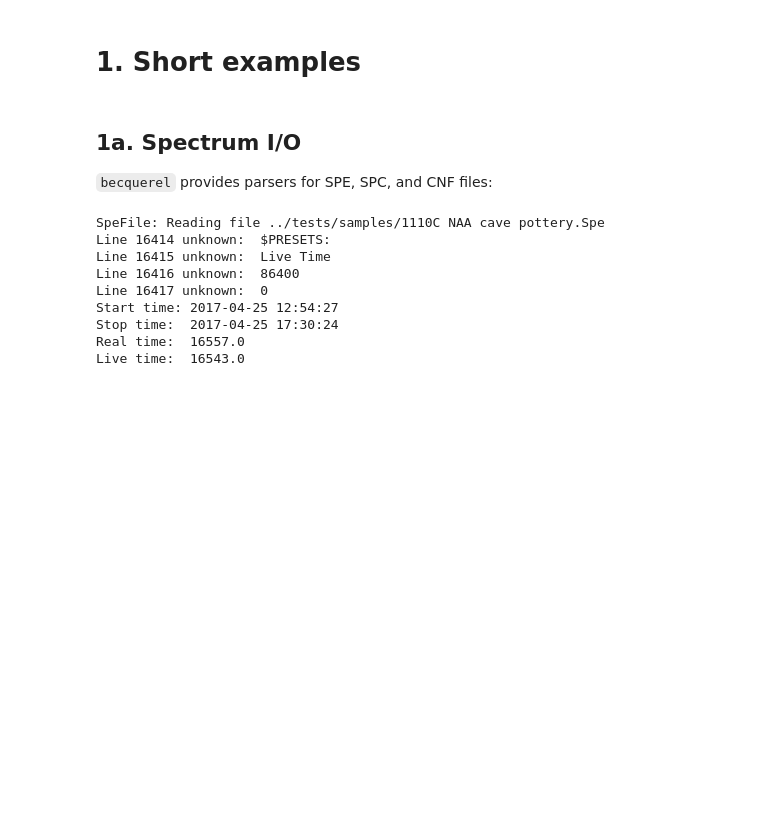
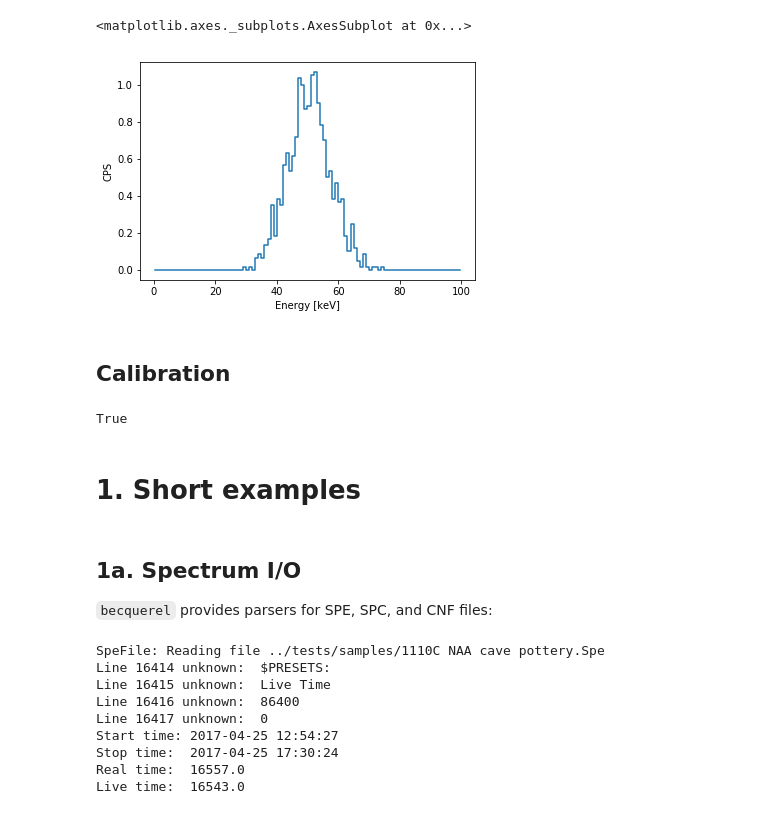
Before and after one commit to lbl-anp/becquerel, a Jupyter notebook: examples/quickstart.ipynb, the cells around one changed output. Saved outputs shown, nothing was run; the diff lists cells and outputs as text; code cells hidden in the pictures; blank space fills up the shorter version.

```diff
--- a/examples/quickstart.ipynb
+++ b/examples/quickstart.ipynb
@@ -30,0 +93,4 @@ import becquerel as bq
+# %%
+c, be = np.histogram(np.random.poisson(50, 1000), bins=np.arange(101))
+spec = bq.Spectrum(counts=c, bin_edges_kev=be, livetime=60.)
+spec
@@ -30,0 +107,11 @@ import becquerel as bq
+# %%
+spec.plot()
+# %% [output]
+<matplotlib.axes._subplots.AxesSubplot at 0x...>
+[figure, added]
+# %% [markdown]
+## Calibration
+# %%
+spec.is_calibrated
+# %% [output]
+True
```
Also changed, not shown: parts of 10 cells of this notebook.
